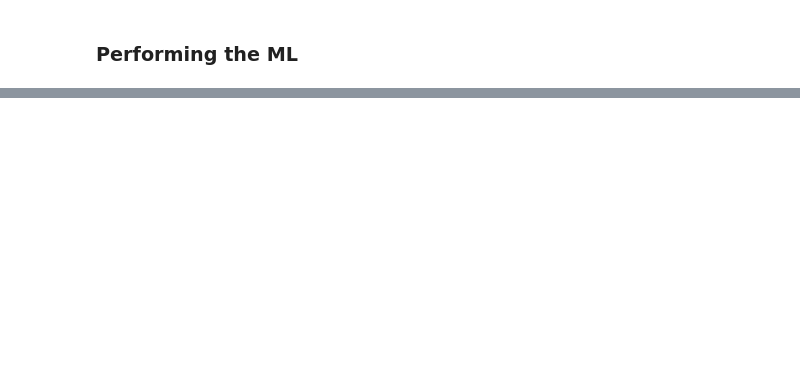
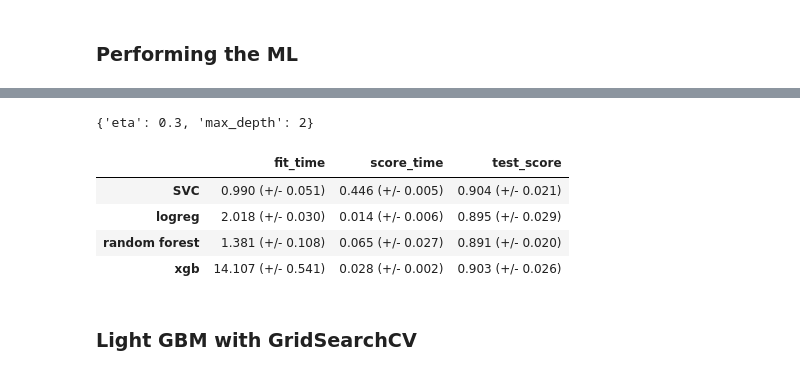
Before and after one commit to ranjitprakash1986/human_activity_recognition, a Jupyter notebook: src/code.ipynb, the cells around one changed output, grey strips where cells are left out. Cells and saved outputs as stored; diff of their text form; code cells hidden in the pictures; blank space fills up the shorter version.

```diff
--- a/src/code.ipynb
+++ b/src/code.ipynb
@@ -375,0 +551,2 @@ plot_tsne(x,y, 30)
+# %%
+results_dict['random forest'] = mean_std_cross_val_scores(grid_rf.best_estimator_, X_train, y_train)
@@ -375,0 +564,7 @@ plot_tsne(x,y, 30)
+# %%
+from sklearn.preprocessing import LabelEncoder
+# encode string class values as integers
+
+label_encoder = LabelEncoder()
+label_encoder = label_encoder.fit(y_train)
+label_encoded_y = label_encoder.transform(y_train)
@@ -375,0 +600,4 @@ plot_tsne(x,y, 30)
+# %%
+grid_xgb.best_params_
+# %% [output]
+{'eta': 0.3, 'max_depth': 2}
@@ -375,0 +606,11 @@ plot_tsne(x,y, 30)
+# %%
+# Results with SVC, logistic regression, random forest and xgb
+pd.DataFrame(results_dict).T
+# %% [output]
+|  | fit_time | score_time | test_score |
+| SVC | 0.990 (+/- 0.051) | 0.446 (+/- 0.005) | 0.904 (+/- 0.021) |
+| logreg | 2.018 (+/- 0.030) | 0.014 (+/- 0.006) | 0.895 (+/- 0.029) |
+| random forest | 1.381 (+/- 0.108) | 0.065 (+/- 0.027) | 0.891 (+/- 0.020) |
+| xgb | 14.107 (+/- 0.541) | 0.028 (+/- 0.002) | 0.903 (+/- 0.026) |
+# %% [markdown]
+### Light GBM with GridSearchCV
```
Also changed, not shown: parts of 32 cells of this notebook.
